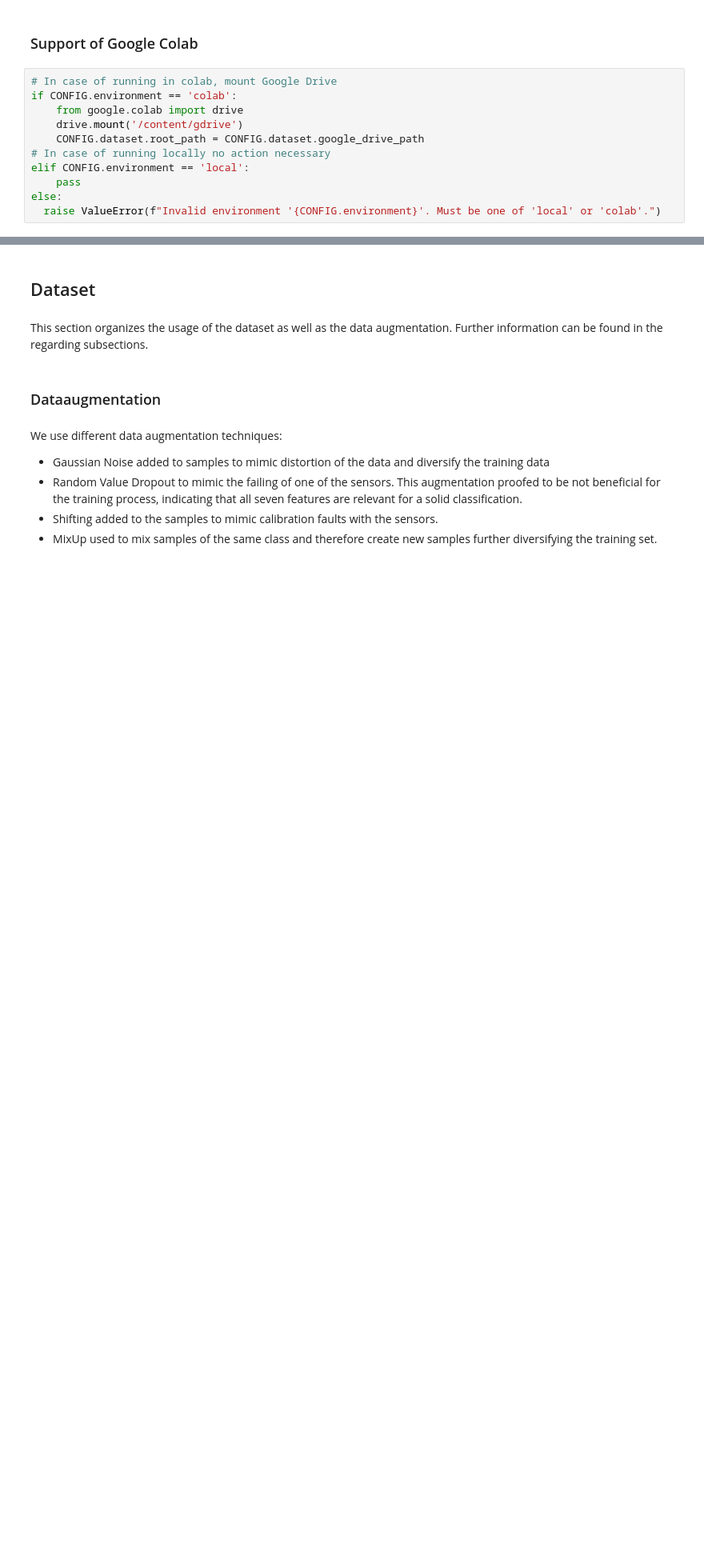
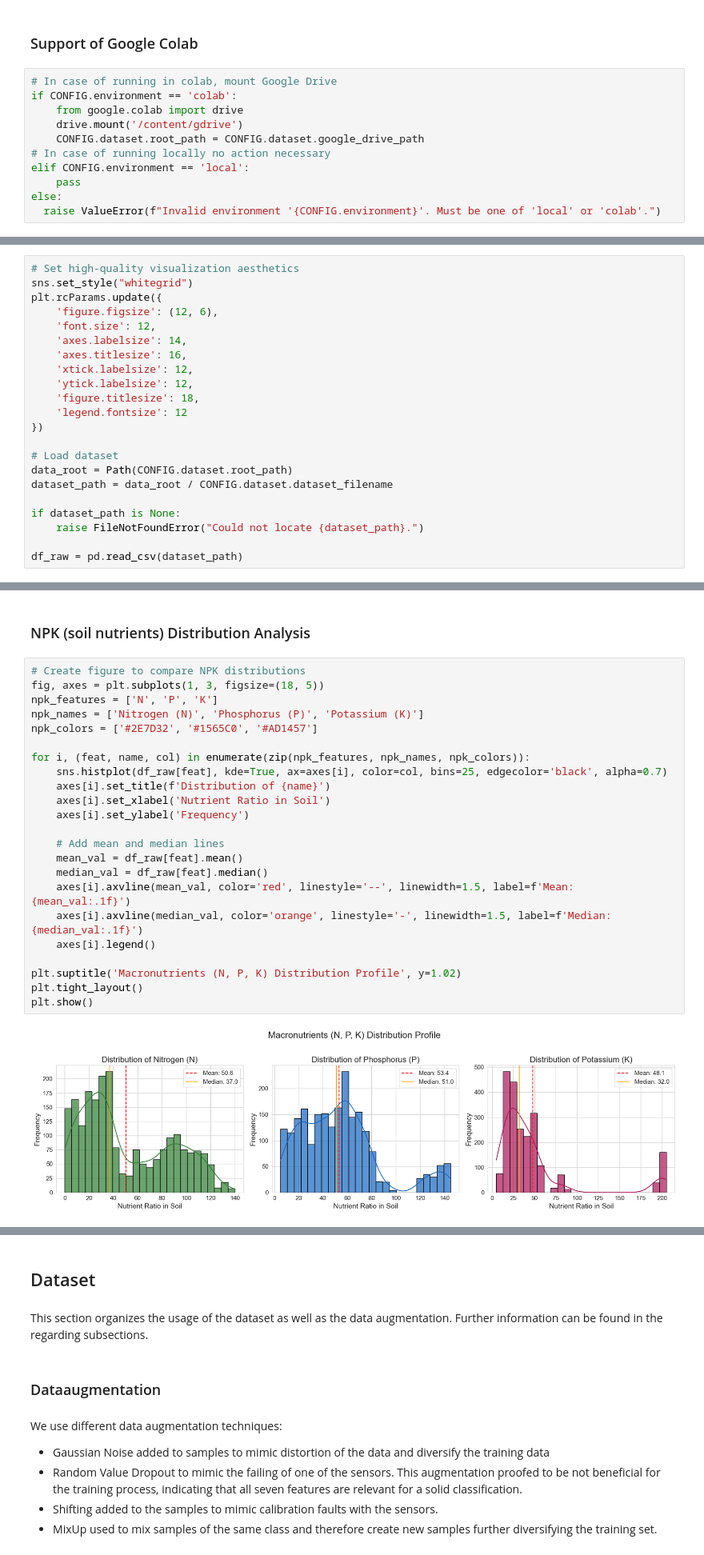
Before and after one commit to Tim-Hager/LEAF_and_CROP, a Jupyter notebook: code/leaf_and_crop.ipynb, the cells around one changed output, grey strips where cells are left out. Shown at 80% size. Drawn from its saved outputs; the diff is of its cells as text; blank space fills up the shorter version.

```diff
--- a/code/leaf_and_crop.ipynb
+++ b/code/leaf_and_crop.ipynb
@@ -409,0 +424,22 @@ else:
+# %%
+# Set high-quality visualization aesthetics
+sns.set_style("whitegrid")
+plt.rcParams.update({
+    'figure.figsize': (12, 6),
+    'font.size': 12,
+    'axes.labelsize': 14,
+    'axes.titlesize': 16,
+    'xtick.labelsize': 12,
+    'ytick.labelsize': 12,
+    'figure.titlesize': 18,
+    'legend.fontsize': 12
+})
+
+# Load dataset
+data_root = Path(CONFIG.dataset.root_path)
+dataset_path = data_root / CONFIG.dataset.dataset_filename
+
+if dataset_path is None:
+    raise FileNotFoundError("Could not locate {dataset_path}.")
+
+df_raw = pd.read_csv(dataset_path)
@@ -409,0 +473,27 @@ else:
+# %% [markdown]
+### NPK (soil nutrients) Distribution Analysis
+# %%
+# Create figure to compare NPK distributions
+fig, axes = plt.subplots(1, 3, figsize=(18, 5))
+npk_features = ['N', 'P', 'K']
+npk_names = ['Nitrogen (N)', 'Phosphorus (P)', 'Potassium (K)']
+npk_colors = ['#2E7D32', '#1565C0', '#AD1457']
+
+for i, (feat, name, col) in enumerate(zip(npk_features, npk_names, npk_colors)):
+    sns.histplot(df_raw[feat], kde=True, ax=axes[i], color=col, bins=25, edgecolor='black', alpha=0.7)
+    axes[i].set_title(f'Distribution of {name}')
+    axes[i].set_xlabel('Nutrient Ratio in Soil')
+    axes[i].set_ylabel('Frequency')
+
+    # Add mean and median lines
+    mean_val = df_raw[feat].mean()
+    median_val = df_raw[feat].median()
+    axes[i].axvline(mean_val, color='red', linestyle='--', linewidth=1.5, label=f'Mean: {mean_val:.1f}')
+    axes[i].axvline(median_val, color='orange', linestyle='-', linewidth=1.5, label=f'Median: {median_val:.1f}')
+    axes[i].legend()
+
+plt.suptitle('Macronutrients (N, P, K) Distribution Profile', y=1.02)
+plt.tight_layout()
+plt.show()
+# %% [output]
+[figure, added]
```
Also changed, not shown: parts of 20 cells of this notebook.
